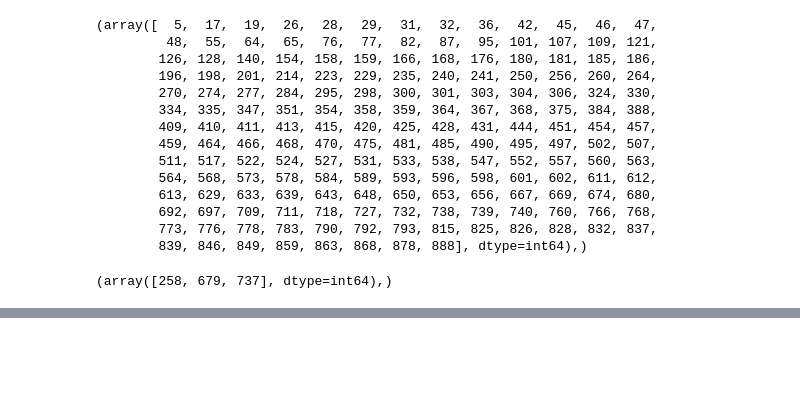
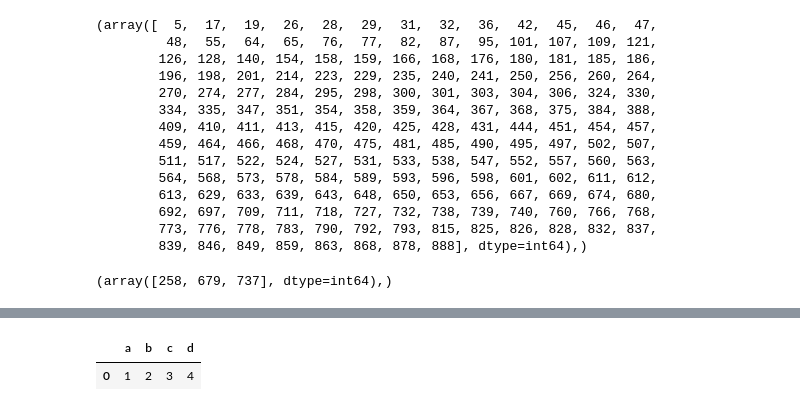
Before and after one commit to texaskyle/machine_learning, a Jupyter notebook: tutorial_py/pandas/codes/pandas data manipulation/pandas data manipulation.ipynb, the cells around one changed output, grey strips where cells are left out. Saved outputs shown, nothing was run; the diff lists cells and outputs as text; code cells hidden in the pictures; blank space fills up the shorter version.

```diff
--- a/tutorial_py/pandas/codes/pandas data manipulation/pandas data manipulation.ipynb
+++ b/tutorial_py/pandas/codes/pandas data manipulation/pandas data manipulation.ipynb
@@ -461,3 +459,12 @@ df.iloc[[258, 679, 737]]
 | 258 | 259 | 1 | 1 | Ward, Miss. Anna | female | 35.0 | 0 | 0 | PC 17755 | 512.3292 | ... |
 | 679 | 680 | 1 | 1 | Cardeza, Mr. Thomas Drake Martinez | male | 36.0 | 0 | 1 | PC 17755 | 512.3292 | ... |
 | 737 | 738 | 1 | 1 | Lesurer, Mr. Gustave J | male | 35.0 | 0 | 0 | PC 17755 | 512.3292 | ... |
+# %%
+d = pd.DataFrame([{"a":1,
+                  "b":2,
+                 "c":3,
+                 "d":4}])
+d
+# %% [output]
+|  | a | b | c | d |
+| 0 | 1 | 2 | 3 | 4 |
```
Also changed, not shown: parts of 11 cells of this notebook.
